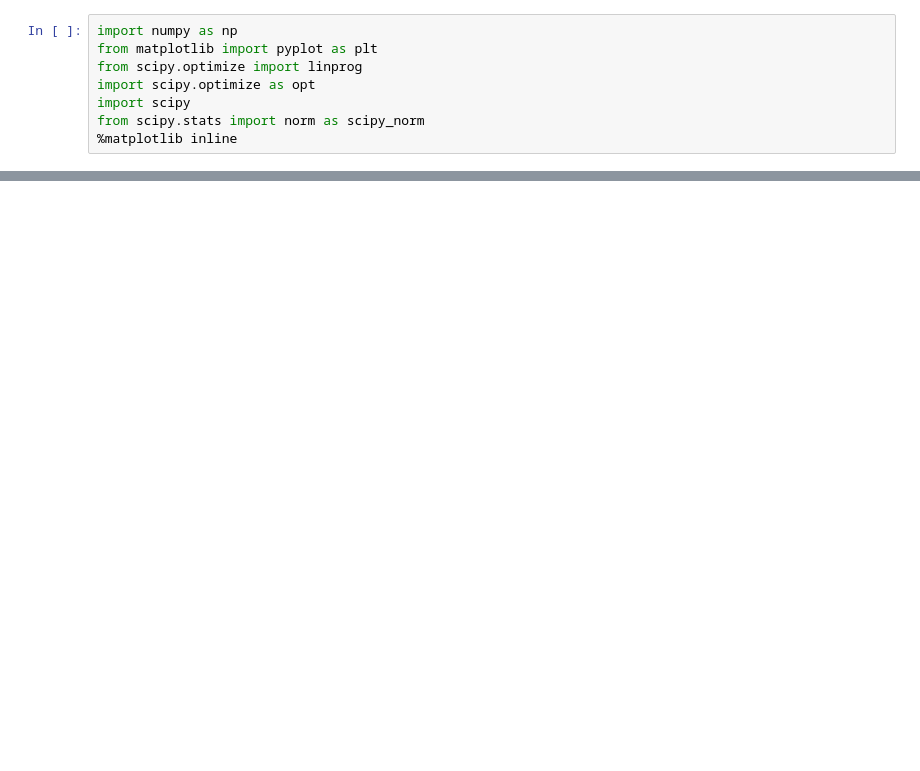
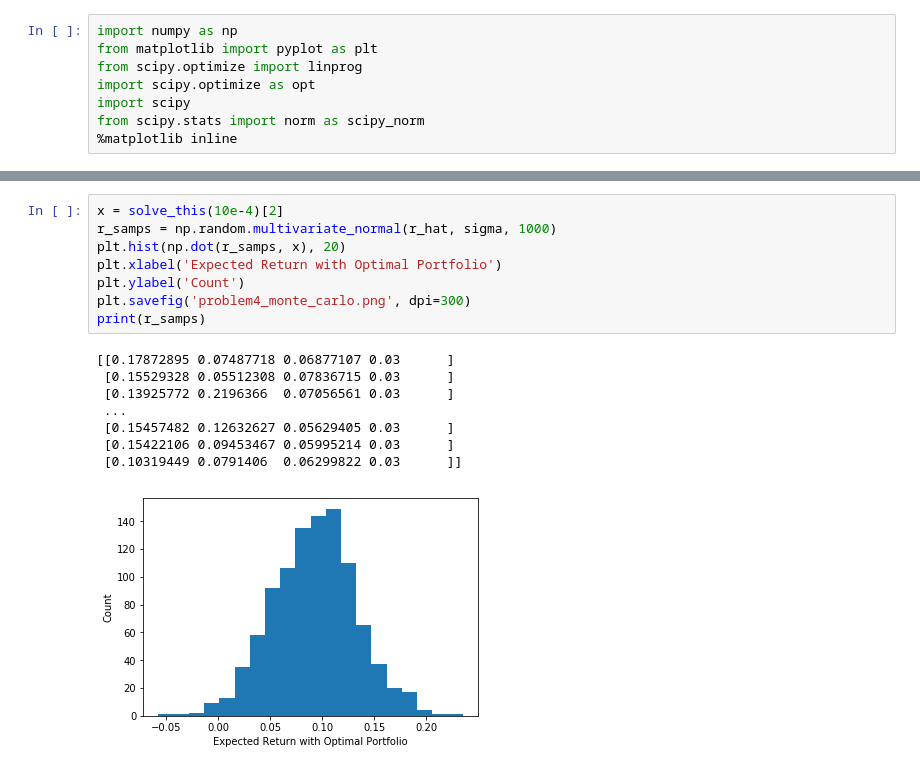
Before and after one commit to vighneshiyer/ee227a, a Jupyter notebook: hw/hw3/problem4.ipynb, the cells around one changed output, grey strips where cells are left out. Cells and saved outputs as stored; diff of their text form; blank space fills up the shorter version.

```diff
--- a/hw/hw3/problem4.ipynb
+++ b/hw/hw3/problem4.ipynb
@@ -156,0 +79,17 @@ print(res.x[0] - res_m.x[0], res.x[2] - res_m.x[2], res.x[5] - res_m.x[5], res.x
+# %%
+x = solve_this(10e-4)[2]
+r_samps = np.random.multivariate_normal(r_hat, sigma, 1000)
+plt.hist(np.dot(r_samps, x), 20)
+plt.xlabel('Expected Return with Optimal Portfolio')
+plt.ylabel('Count')
+plt.savefig('problem4_monte_carlo.png', dpi=300)
+print(r_samps)
+# %% [output]
+[[0.17872895 0.07487718 0.06877107 0.03      ]
+ [0.15529328 0.05512308 0.07836715 0.03      ]
+ [0.13925772 0.2196366  0.07056561 0.03      ]
+ ...
+ [0.15457482 0.12632627 0.05629405 0.03      ]
+ [0.15422106 0.09453467 0.05995214 0.03      ]
+ [0.10319449 0.0791406  0.06299822 0.03      ]]
+[figure, added]
```
Also changed, not shown: parts of 12 cells of this notebook, 5 other files.
